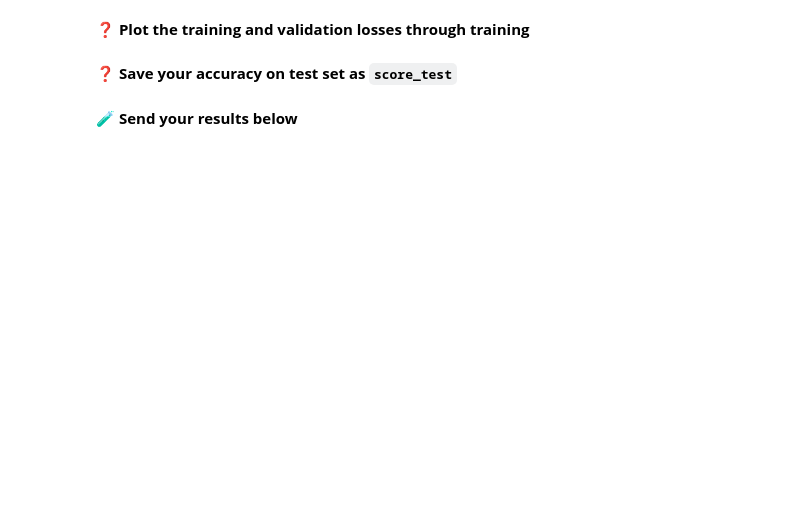
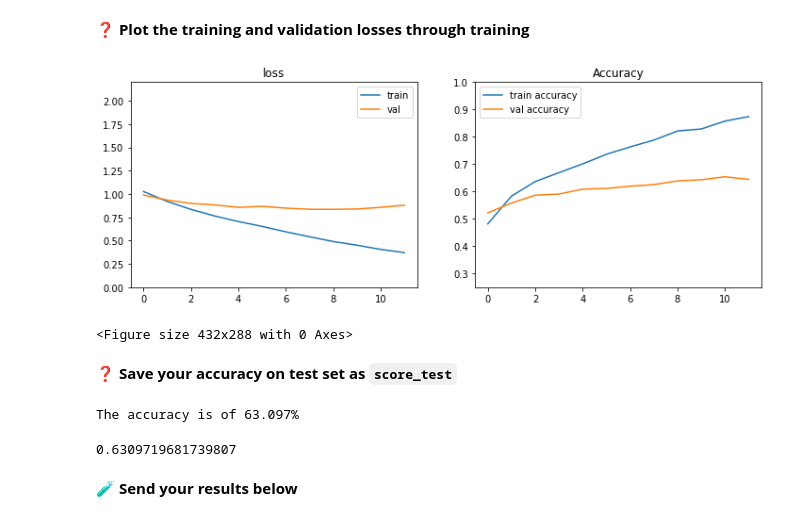
Before and after one commit to pblclrd/data-certification-exam, a Jupyter notebook: recurrent_neural_network/lyrics_detector.ipynb, the cells around one changed output. Cells and saved outputs as stored; diff of their text form; code cells hidden in the pictures; blank space fills up the shorter version.

```diff
--- a/recurrent_neural_network/lyrics_detector.ipynb
+++ b/recurrent_neural_network/lyrics_detector.ipynb
@@ -217,0 +245,3 @@ data['len_seq'].max(), data['len_seq'].min()
+# %%
+for i in range(len(data)):
+    data['embed'].iloc[i-1] = embed_sentence(word2vec, data['seq'].iloc[i-1])
@@ -231,0 +283,3 @@ assert len(data['embed']) == len(data)
+# %%
+#X = embedding(word2vec, data['seq'])
+X = data['embed']
@@ -288,0 +425,12 @@ with open("data_lyrics_solution.pickle", "rb") as file:
+# %%
+# YOUR CODE HERE
+from tensorflow.keras.callbacks import EarlyStopping
+
+es = EarlyStopping(patience=3, restore_best_weights=True)
+
+history = model.fit(X_train, y_train,
+          batch_size = 32,
+          epochs=100,
+          validation_split=0.3,
+          callbacks=[es]
+         )
@@ -289,19 +455,52 @@ with open("data_lyrics_solution.pickle", "rb") as file:
 # %% [markdown]
 ❓ **Plot the training and validation losses through training**
+# %%
+def plot_history(history, title='', axs=None, exp_name=""):
+    if axs is not None:
+        ax1, ax2 = axs
+    else:
+        f, (ax1, ax2) = plt.subplots(1, 2, figsize=(12, 4))
+
+    if len(exp_name) > 0 and exp_name[0] != '_':
+        exp_name = '_' + exp_name
+    ax1.plot(history.history['loss'], label='train' + exp_name)
+    ax1.plot(history.history['val_loss'], label='val' + exp_name)
+    ax1.set_ylim(0., 2.2)
+    ax1.set_title('loss')
+    ax1.legend()
+
+    ax2.plot(history.history['accuracy'], label='train accuracy'  + exp_name)
+    ax2.plot(history.history['val_accuracy'], label='val accuracy'  + exp_name)
+    ax2.set_ylim(0.25, 1.)
+    ax2.set_title('Accuracy')
+    ax2.legend()
+    return (ax1, ax2)
 # %%
 # Plot below your train/val loss history
-# YOUR CODE HERE
-# YOUR CODE HERE
-# YOUR CODE HERE
+plot_history(history)
+plt.show()
 
 
 # Run also this code to save figure as jpg in path below (it's your job to ensure it works)
 fig = plt.gcf()
 plt.savefig("tests/history.png")
+# %% [output]
+[figure, added]
+<Figure size 432x288 with 0 Axes>
 # %% [markdown]
 ❓ **Save your accuracy on test set as `score_test`**
+# %%
+res = model.evaluate(X_test, y_test, verbose=0)
+
+print(f'The accuracy is of {res[1]*100:.3f}%')
+# %% [output]
+The accuracy is of 63.097%
 # %%
 # YOUR CODE HERE
+score_test = res[1]
+score_test
+# %% [output]
+0.6309719681739807
 # %% [markdown]
 🧪 **Send your results below**
 # %%
```
Also changed, not shown: parts of 23 cells of this notebook, 2 other files.
